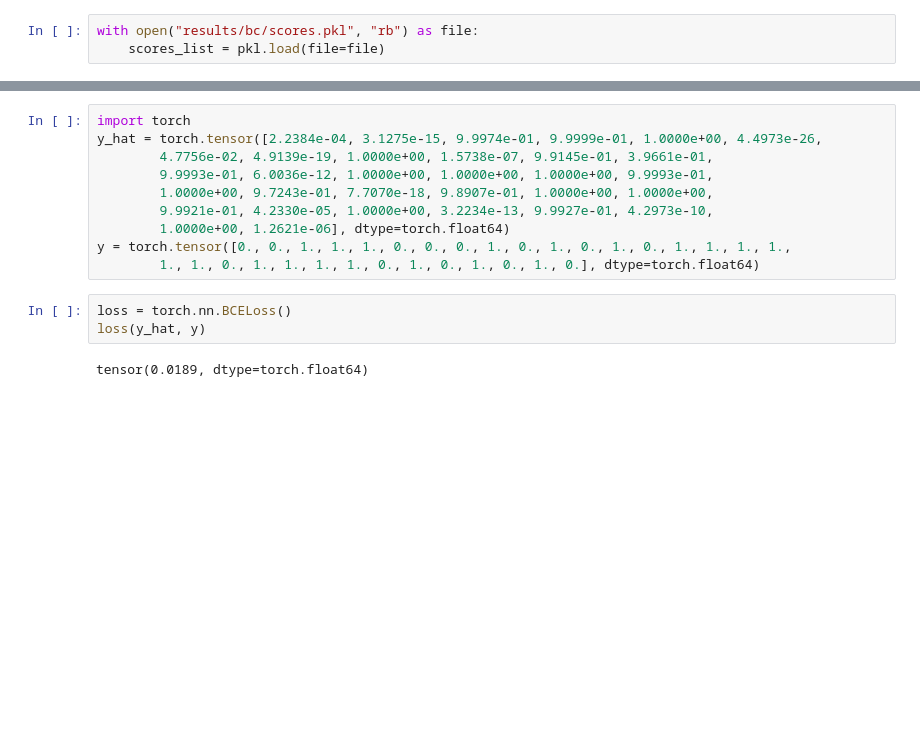
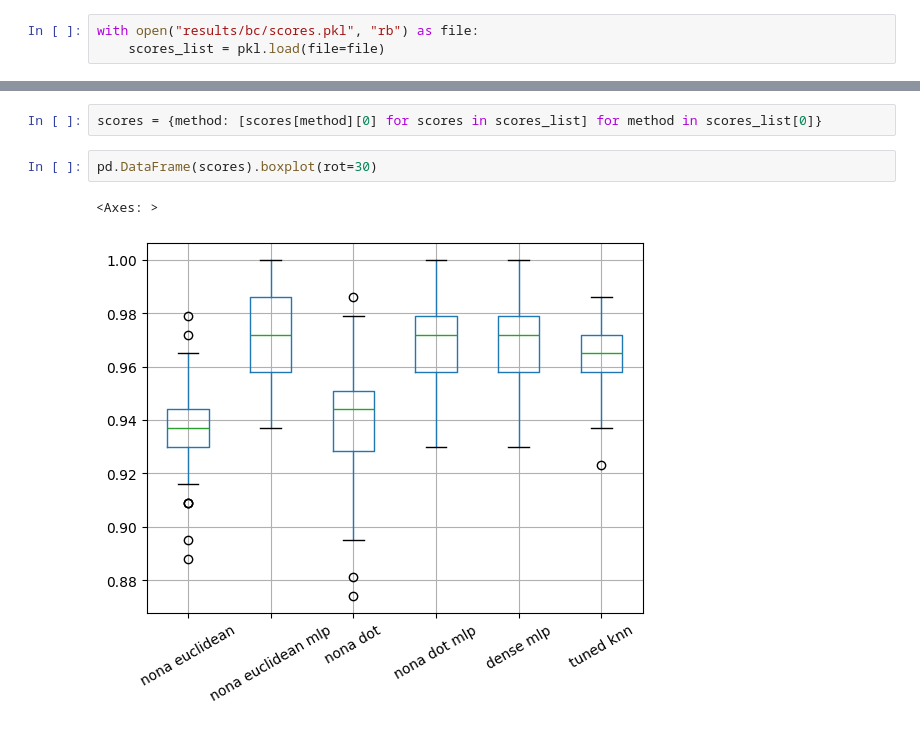
Before and after one commit to aviadsusman/nona, a Jupyter notebook: analyze_results.ipynb, the cells around one changed output, grey strips where cells are left out. Saved outputs shown, nothing was run; the diff lists cells and outputs as text; blank space fills up the shorter version.

```diff
--- a/analyze_results.ipynb
+++ b/analyze_results.ipynb
@@ -26,15 +27,7 @@ scores_list
-# %%
-import torch
-y_hat = torch.tensor([2.2384e-04, 3.1275e-15, 9.9974e-01, 9.9999e-01, 1.0000e+00, 4.4973e-26,
-        4.7756e-02, 4.9139e-19, 1.0000e+00, 1.5738e-07, 9.9145e-01, 3.9661e-01,
-        9.9993e-01, 6.0036e-12, 1.0000e+00, 1.0000e+00, 1.0000e+00, 9.9993e-01,
-        1.0000e+00, 9.7243e-01, 7.7070e-18, 9.8907e-01, 1.0000e+00, 1.0000e+00,
-        9.9921e-01, 4.2330e-05, 1.0000e+00, 3.2234e-13, 9.9927e-01, 4.2973e-10,
-        1.0000e+00, 1.2621e-06], dtype=torch.float64)
-y = torch.tensor([0., 0., 1., 1., 1., 0., 0., 0., 1., 0., 1., 0., 1., 0., 1., 1., 1., 1.,
-        1., 1., 0., 1., 1., 1., 1., 0., 1., 0., 1., 0., 1., 0.], dtype=torch.float64)
-# %%
-loss = torch.nn.BCELoss()
-loss(y_hat, y)
-# %% [output]
-tensor(0.0189, dtype=torch.float64)
+# %%
+scores = {method: [scores[method][0] for scores in scores_list] for method in scores_list[0]}
+# %%
+pd.DataFrame(scores).boxplot(rot=30)
+# %% [output]
+<Axes: >
+[figure, added]
```
Also changed, not shown: parts of 5 cells of this notebook, 4 other files.
